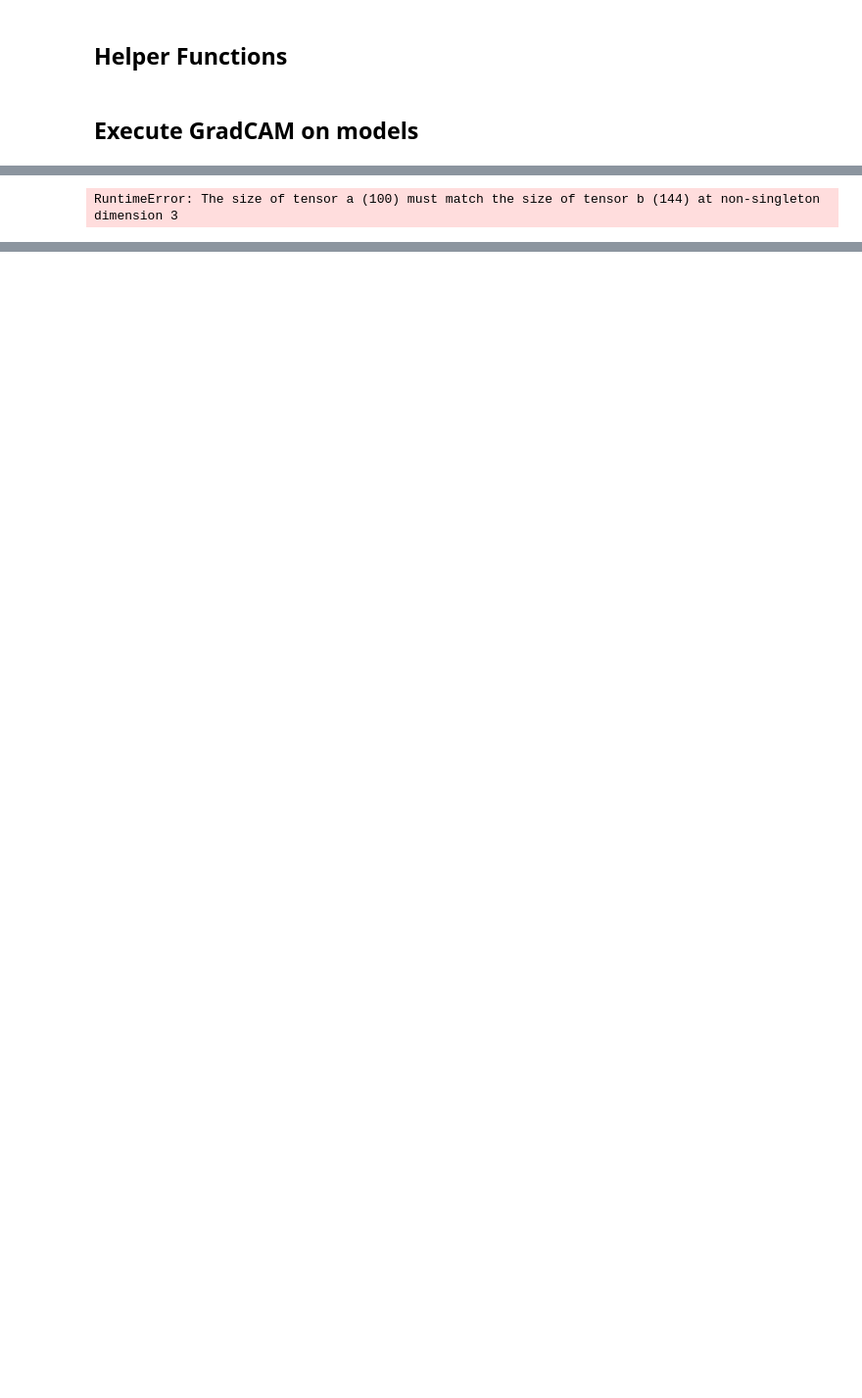
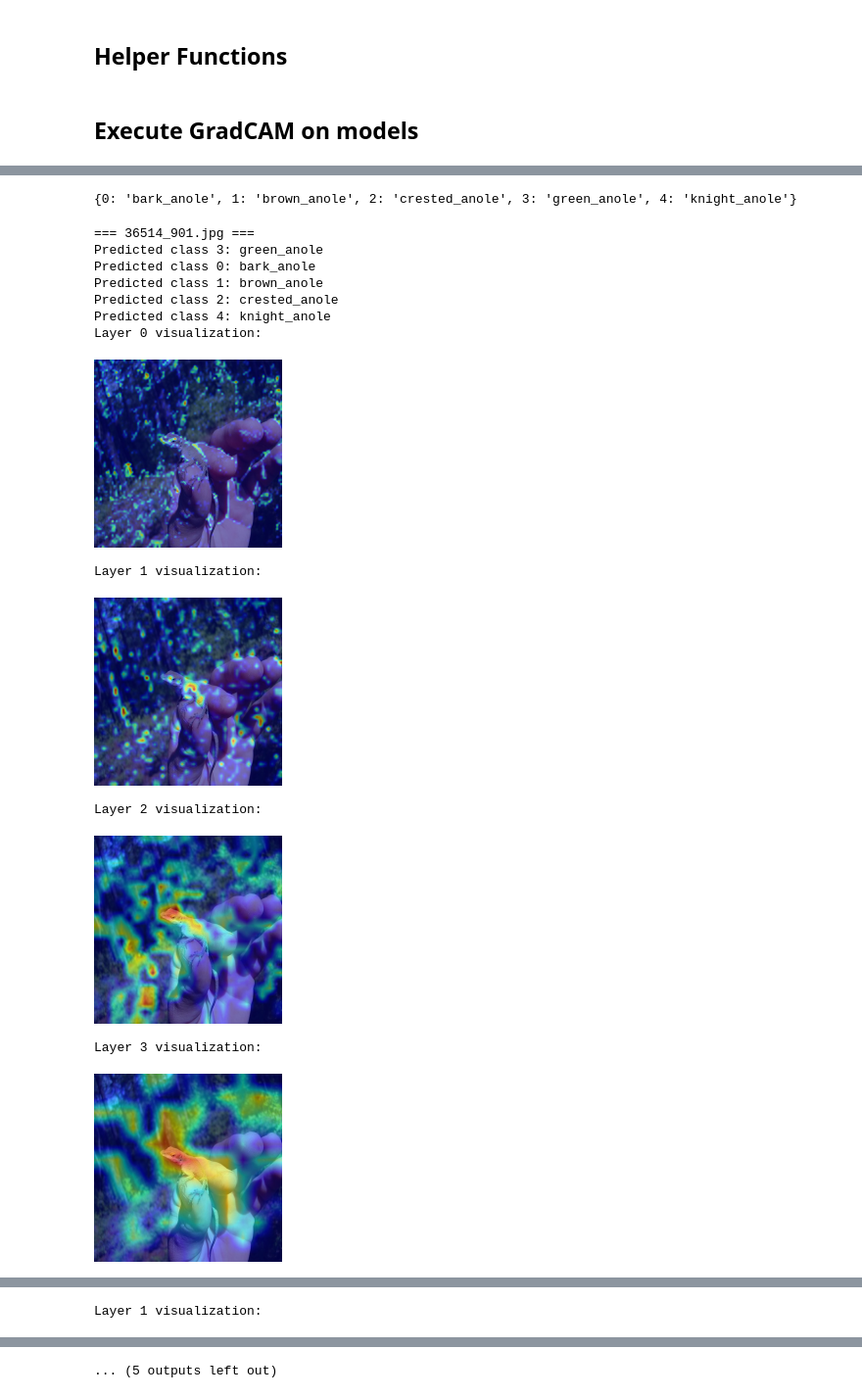
Before and after one commit to wenhan9604/Anole_classifier, a Jupyter notebook: Spring_2025/hugging_face_grad_cam.ipynb, the cells around one changed output, grey strips where cells are left out. Shown at 98% size. Drawn from its saved outputs; the diff is of its cells as text; code cells hidden in the pictures; blank space fills up the shorter version.

```diff
--- a/Spring_2025/hugging_face_grad_cam.ipynb
+++ b/Spring_2025/hugging_face_grad_cam.ipynb
@@ -278,0 +317,4 @@ def print_top_categories(model, img_tensor, top_k=5):
+# %%
+print(model.config.id2label)
+# %% [output]
+{0: 'bark_anole', 1: 'brown_anole', 2: 'crested_anole', 3: 'green_anole', 4: 'knight_anole'}
@@ -279,26 +345,51 @@ def print_top_categories(model, img_tensor, top_k=5):
 # %%
-from transformers import SwinForImageClassification
-from functools import partial
-def swinT_reshape_transform_huggingface(tensor, width, height):
-    result = tensor.reshape(tensor.size(0),
-                            height,
-                            width,
-                            tensor.size(2))
-    result = result.transpose(2, 3).transpose(1, 2)
-    return result
+def swin_reshape_transform(tensor):
+    B, N, C = tensor.shape
+    H = W = int(N ** 0.5)
+    assert H * W == N, f"Expected H×W == N, but got {H}×{W} ≠ {N}"
+    reshaped = tensor.view(B, H, W, C).permute(0, 3, 1, 2)
+    return reshaped
 
-model = SwinForImageClassification.from_pretrained("microsoft/swin-large-patch4-window12-384-in22k")
-target_layer = model.swin.layernorm
-targets_for_gradcam = [ClassifierOutputTarget(category_name_to_index(model, "lizard"))]
-reshape_transform = partial(swinT_reshape_transform_huggingface,
-                            width=img_tensor.shape[2]//32,
-                            height=img_tensor.shape[1]//32)
+for filename in image_filenames:
+    image_path = os.path.join(image_dir, filename)
+    image = Image.open(image_path).convert("RGB").resize((384, 384))
+    img_tensor = transforms.ToTensor()(image)
 
+    # === Predict top class ===
+    logits = model(img_tensor.unsqueeze(0)).logits
+    top_class = logits.argmax().item()
+    targets_for_gradcam = [ClassifierOutputTarget(top_class)]
 
-display(Image.fromarray(run_grad_cam_on_image(model=model,
-                      target_layer=target_layer,
-                      targets_for_gradcam=targets_for_gradcam,
-                      reshape_transform=reshape_transform)))
-print_top_categories(model, img_tensor)
+    print(f"\n=== {filename} ===")
+    print_top_categories(model, img_tensor)
+
+    # === Loop through Swin layers and show Grad-CAM ===
+    for i, layer in enumerate(model.swin.encoder.layers):
+        target_layer = layer.blocks[-1].layernorm_before
+        print(f"Layer {i} visualization:")
+
+        result = run_grad_cam_on_image(
+            model=model,
+            target_layer=target_layer,
+            targets_for_gradcam=targets_for_gradcam,
+            reshape_transform=swin_reshape_transform,
+            input_tensor=img_tensor,
+            input_image=image
+        )
+        display(Image.fromarray(result))
+    print("–" * 80)
 # %% [output]
-RuntimeError: The size of tensor a (100) must match the size of tensor b (144) at non-singleton dimension 3
+=== 36514_901.jpg ===
+Predicted class 3: green_anole
+Predicted class 0: bark_anole
+Predicted class 1: brown_anole
+Predicted class 2: crested_anole
+Predicted class 4: knight_anole
+Layer 0 visualization:
+[figure, added]
+Layer 1 visualization:
+[figure, added]
+Layer 2 visualization:
+[figure, added]
+Layer 3 visualization:
+[figure, added]
@@ -304,0 +406 @@ RuntimeError: The size of tensor a (100) must match the size of tensor b (144) a
+Layer 1 visualization:
@@ -304,0 +408 @@ RuntimeError: The size of tensor a (100) must match the size of tensor b (144) a
+... (5 outputs left out)
```
Also changed, not shown: parts of 20 cells of this notebook.
